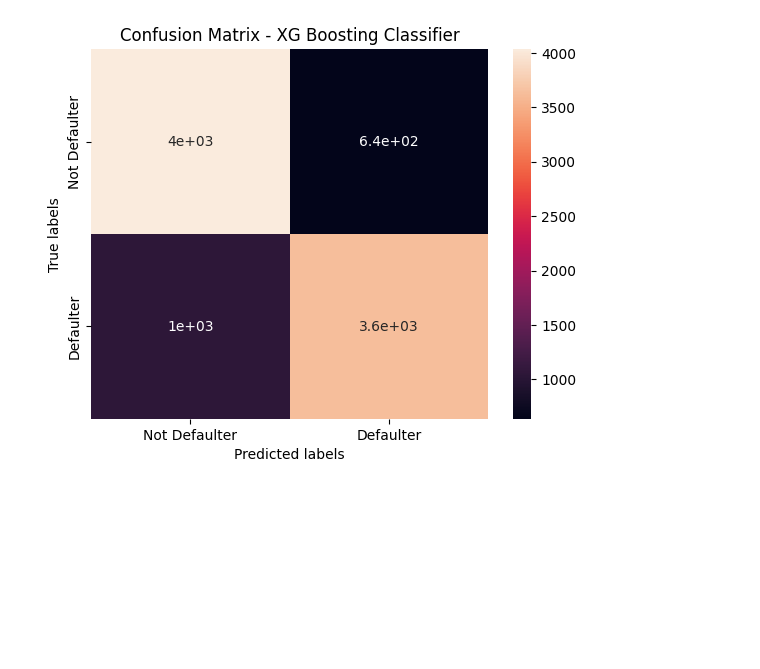
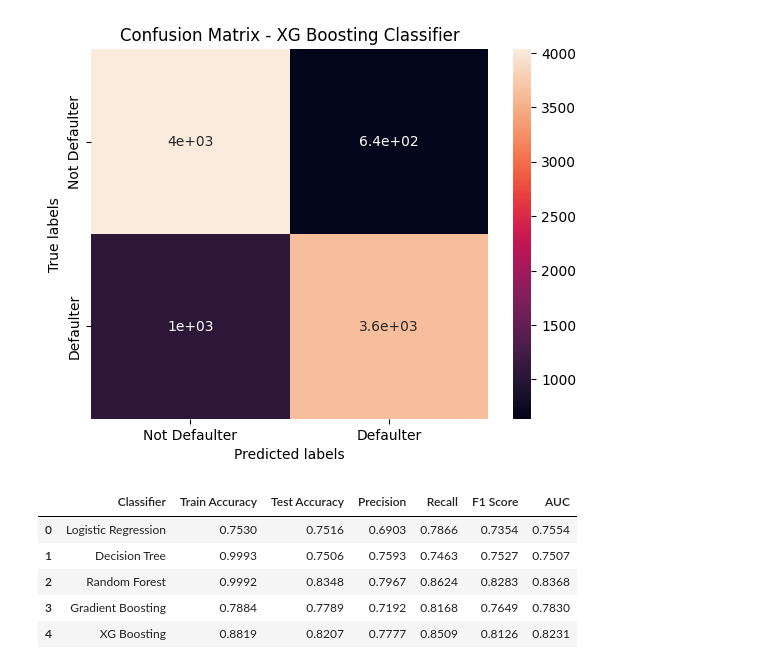
Before and after one commit to shaad4224/credit_card_default_prediction, a Jupyter notebook: Copy_of_credit_card_default_prediction.ipynb, the cells around one changed output. Saved outputs shown, nothing was run; the diff lists cells and outputs as text; code cells hidden in the pictures; blank space fills up the shorter version.

Commit message:
make a dataframe of all algorithm metrics

```diff
--- a/Copy_of_credit_card_default_prediction.ipynb
+++ b/Copy_of_credit_card_default_prediction.ipynb
@@ -551,7 +522,16 @@ test_roc_score_lr = round(roc_auc_score(y_pred_test,y_test),4)
 # %%
-print("The accuracy on test data is ", test_accuracy_lr)
-print("The precision score on test data is ", test_precision_score_lr)
-print("The recall score on test data is ", test_recall_score_lr)
-print("The f1 score on test data is ", test_f1_score_lr)
-print("The roc_score on test data is ", test_roc_score_lr)
+#getting all scores for Logistic Regression
+train_accuracy_lr = round(accuracy_score(y_train_pred_lr,y_train),4)
+accuracy_lr = round(accuracy_score(y_pred_lr,y_test),4)
+precision_score_lr = round(precision_score(y_pred_lr,y_test),4)
+recall_score_lr = round(recall_score(y_pred_lr,y_test),4)
+f1_score_lr = round(f1_score(y_pred_lr,y_test),4)
+roc_score_lr = round(roc_auc_score(y_pred_lr,y_test),4)
+
+print("The accuracy on train data is ", train_accuracy_lr)
+print("The accuracy on test data is ", accuracy_lr)
+print("The precision on test data is ", precision_score_lr)
+print("The recall on test data is ", recall_score_lr)
+print("The f1 on test data is ", f1_score_lr)
+print("The roc_score on test data is ", roc_score_lr)
 # %% [output]
@@ -891,3 +791,22 @@ ax.yaxis.set_ticklabels(labels)
  [1039 3634]]
 [Text(0, 0.5, 'Not Defaulter'), Text(0, 1.5, 'Defaulter')]
 [figure]
+# %%
+all_lassifiers = ['Logistic Regression', 'Decision Tree', 'Random Forest','Gradient Boosting', 'XG Boosting']
+all_train_accuracy = [train_accuracy_lr, train_accuracy_dtc, train_accuracy_rfc,train_accuracy_gbc, train_accuracy_xgb]
+all_test_accuracy = [accuracy_lr, accuracy_dtc, accuracy_rfc,accuracy_gbc, accuracy_xgb]
+all_precision_score = [precision_score_lr, precision_score_dtc, precision_score_rfc,precision_score_gbc, precision_score_xgb]
+all_recall_score = [recall_score_lr, recall_score_dtc, recall_score_rfc,recall_score_gbc, recall_score_xgb]
+all_f1_score = [f1_score_lr, f1_score_dtc, f1_score_rfc,f1_score_gbc, f1_score_xgb]
+all_auc_score = [roc_score_lr, roc_score_dtc, roc_score_rfc,roc_score_gbc, roc_score_xgb]
+# %%
+compare_df = pd.DataFrame({'Classifier':all_lassifiers, 'Train Accuracy': all_train_accuracy, 'Test Accuracy': all_test_accuracy, 'Precision': all_precision_score, 'Recall':all_recall_score,'F1 Score':all_f1_score,'AUC':all_auc_score})
+# %%
+compare_df
+# %% [output]
+|  | Classifier | Train Accuracy | Test Accuracy | Precision | Recall | F1 Score | AUC |
+| 0 | Logistic Regression | 0.7530 | 0.7516 | 0.6903 | 0.7866 | 0.7354 | 0.7554 |
+| 1 | Decision Tree | 0.9993 | 0.7506 | 0.7593 | 0.7463 | 0.7527 | 0.7507 |
+| 2 | Random Forest | 0.9992 | 0.8348 | 0.7967 | 0.8624 | 0.8283 | 0.8368 |
+| 3 | Gradient Boosting | 0.7884 | 0.7789 | 0.7192 | 0.8168 | 0.7649 | 0.7830 |
+| 4 | XG Boosting | 0.8819 | 0.8207 | 0.7777 | 0.8509 | 0.8126 | 0.8231 |
```
Also changed, not shown: parts of 29 cells of this notebook.
